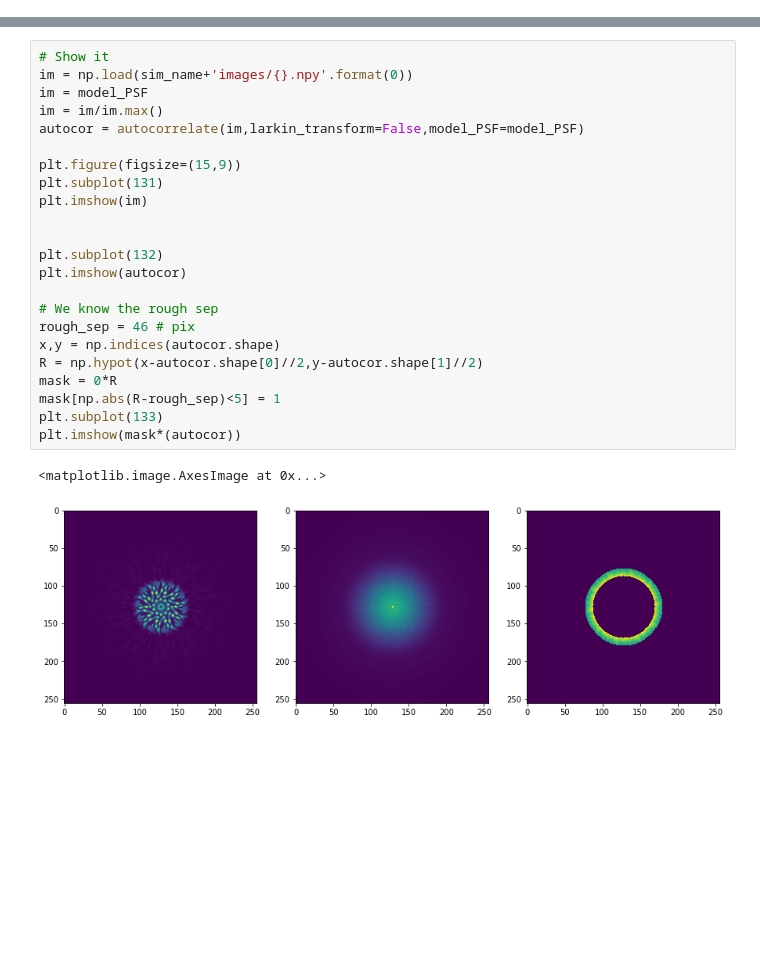
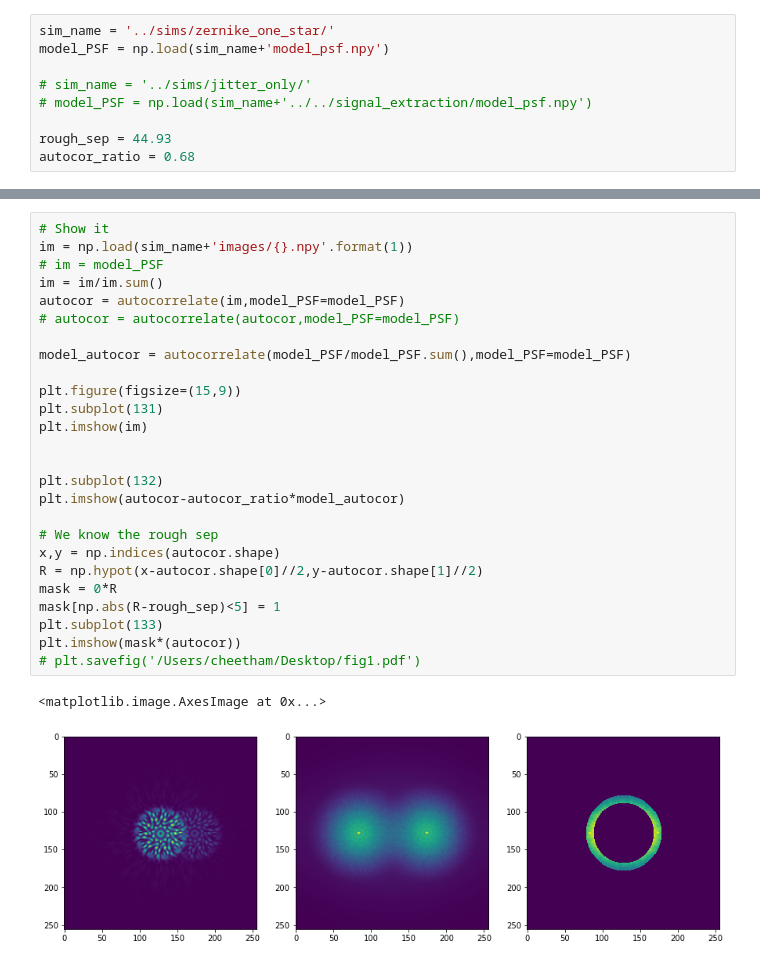
Before and after one commit to ptuthill/Toliman, a Jupyter notebook: COIN/signal_extraction/autocorrelation_model.ipynb, the cells around one changed output, grey strips where cells are left out. Cells and saved outputs as stored; diff of their text form; blank space fills up the shorter version.

```diff
--- a/COIN/signal_extraction/autocorrelation_model.ipynb
+++ b/COIN/signal_extraction/autocorrelation_model.ipynb
@@ -121,0 +75,9 @@ model_PSF = np.load('../signal_extraction/model_psf.npy')
+# %%
+sim_name = '../sims/zernike_one_star/'
+model_PSF = np.load(sim_name+'model_psf.npy')
+
+# sim_name = '../sims/jitter_only/'
+# model_PSF = np.load(sim_name+'../../signal_extraction/model_psf.npy')
+
+rough_sep = 44.93
+autocor_ratio = 0.68
@@ -122,26 +104,29 @@ model_PSF = np.load('../signal_extraction/model_psf.npy')
 # %%
 # Show it
-im = np.load(sim_name+'images/{}.npy'.format(0))
-im = model_PSF
-im = im/im.max()
-autocor = autocorrelate(im,larkin_transform=False,model_PSF=model_PSF)
+im = np.load(sim_name+'images/{}.npy'.format(1))
+# im = model_PSF
+im = im/im.sum()
+autocor = autocorrelate(im,model_PSF=model_PSF)
+# autocor = autocorrelate(autocor,model_PSF=model_PSF)
+
+model_autocor = autocorrelate(model_PSF/model_PSF.sum(),model_PSF=model_PSF)
 
 plt.figure(figsize=(15,9))
 plt.subplot(131)
 plt.imshow(im)
 
 
 plt.subplot(132)
-plt.imshow(autocor)
+plt.imshow(autocor-autocor_ratio*model_autocor)
 
 # We know the rough sep
-rough_sep = 46 # pix
 x,y = np.indices(autocor.shape)
 R = np.hypot(x-autocor.shape[0]//2,y-autocor.shape[1]//2)
 mask = 0*R
 mask[np.abs(R-rough_sep)<5] = 1
 plt.subplot(133)
 plt.imshow(mask*(autocor))
+# plt.savefig('/Users/cheetham/Desktop/fig1.pdf')
 # %% [output]
 <matplotlib.image.AxesImage at 0x...>
-[figure, old version]
+[figure, new version]
```
Also changed, not shown: parts of 13 cells of this notebook, 3 other files.
